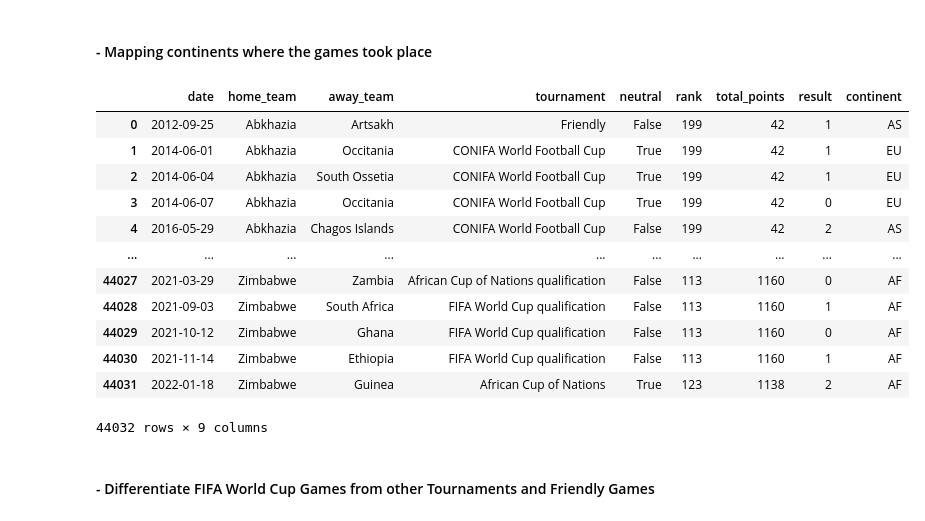
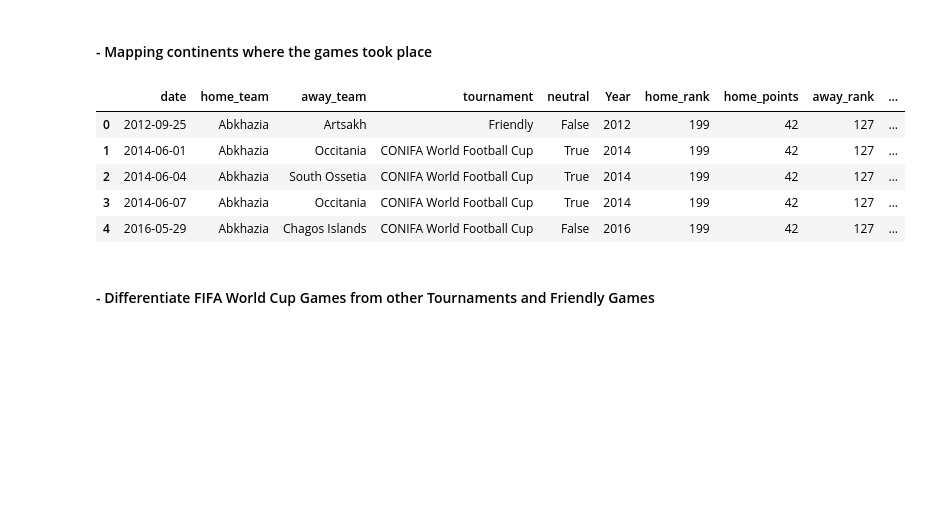
Before and after one commit to Dnbg1982/Practice-Projects, a Jupyter notebook: Notebooks/WorldCup.ipynb, the cells around one changed output. Drawn from its saved outputs; the diff is of its cells as text; code cells hidden in the pictures; blank space fills up the shorter version.

```diff
--- a/Notebooks/WorldCup.ipynb
+++ b/Notebooks/WorldCup.ipynb
@@ -151,3 +153,9 @@ results_rank.drop(columns=['city', 'Year','country_full', 'previous_points','ran
+# %%
+results_rank = pd.merge(results_rank, rank_avg_year, how='left', left_on=['away_team','Year'], right_on=['country_full','Year'])
+# %%
+results_rank.rename(columns={'rank':'away_rank','total_points':'away_points'}, inplace=True)
+# Drop columns that are not useful anymore
+results_rank.drop(columns=['country_full','previous_points','rank_change'], axis=1, inplace=True)
 # %%
 results_rank.sort_values(by=['home_team','date'], inplace=True)
 # %%
@@ -160,6 +168,6 @@ results_rank.fillna(method='bfill', inplace=True)
 results_rank.dropna(inplace=True)
 # %%
 results_rank.reset_index(drop=True, inplace=True)
-# %%
-results_rank[['rank','total_points']] = results_rank[['rank','total_points']].astype(int)
+# %%
+results_rank[['home_rank','home_points','away_rank','away_points']] = results_rank[['home_rank','home_points','away_rank','away_points']].astype(int)
 # %%
@@ -205,21 +212,14 @@ all_games_results = results_rank.copy()
 # %%
 all_games_results.drop(columns=['home_score', 'away_score','country'], axis=1, inplace=True)
 # %%
-all_games_results
+all_games_results.head()
 # %% [output]
-|  | date | home_team | away_team | tournament | neutral | rank | total_points | result | continent |
-| 0 | 2012-09-25 | Abkhazia | Artsakh | Friendly | False | 199 | 42 | 1 | AS |
-| 1 | 2014-06-01 | Abkhazia | Occitania | CONIFA World Football Cup | True | 199 | 42 | 1 | EU |
-| 2 | 2014-06-04 | Abkhazia | South Ossetia | CONIFA World Football Cup | True | 199 | 42 | 1 | EU |
-| 3 | 2014-06-07 | Abkhazia | Occitania | CONIFA World Football Cup | True | 199 | 42 | 0 | EU |
-| 4 | 2016-05-29 | Abkhazia | Chagos Islands | CONIFA World Football Cup | False | 199 | 42 | 2 | AS |
-| ... | ... | ... | ... | ... | ... | ... | ... | ... | ... |
-| 44027 | 2021-03-29 | Zimbabwe | Zambia | African Cup of Nations qualification | False | 113 | 1160 | 0 | AF |
-| 44028 | 2021-09-03 | Zimbabwe | South Africa | FIFA World Cup qualification | False | 113 | 1160 | 1 | AF |
-| 44029 | 2021-10-12 | Zimbabwe | Ghana | FIFA World Cup qualification | False | 113 | 1160 | 0 | AF |
-| 44030 | 2021-11-14 | Zimbabwe | Ethiopia | FIFA World Cup qualification | False | 113 | 1160 | 1 | AF |
-| 44031 | 2022-01-18 | Zimbabwe | Guinea | African Cup of Nations | True | 123 | 1138 | 2 | AF |
+|  | date | home_team | away_team | tournament | neutral | Year | home_rank | home_points | away_rank | ... |
+| 0 | 2012-09-25 | Abkhazia | Artsakh | Friendly | False | 2012 | 199 | 42 | 127 | ... |
+| 1 | 2014-06-01 | Abkhazia | Occitania | CONIFA World Football Cup | True | 2014 | 199 | 42 | 127 | ... |
+| 2 | 2014-06-04 | Abkhazia | South Ossetia | CONIFA World Football Cup | True | 2014 | 199 | 42 | 127 | ... |
+| 3 | 2014-06-07 | Abkhazia | Occitania | CONIFA World Football Cup | True | 2014 | 199 | 42 | 127 | ... |
+| 4 | 2016-05-29 | Abkhazia | Chagos Islands | CONIFA World Football Cup | False | 2016 | 199 | 42 | 127 | ... |
-44032 rows × 9 columns
 # %%
 all_games_results.set_index([all_games_results.index,'date'], inplace=True)
 # %% [markdown]
```
Also changed, not shown: parts of 40 cells of this notebook.
